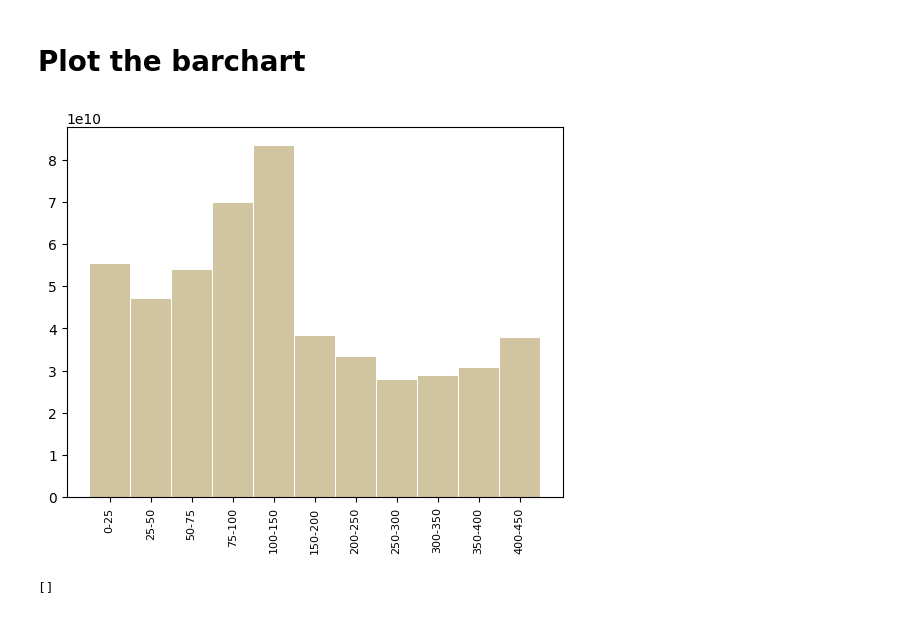
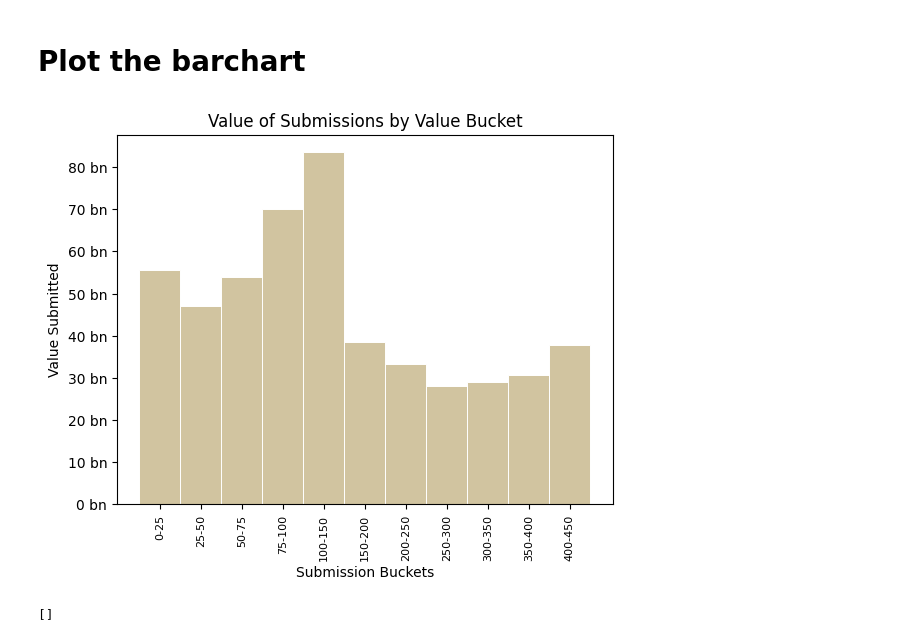
Before and after one commit to Leo-Gallagher/SRM-datapacks, a Jupyter notebook: code/volume_value_by_bucket.ipynb, the cells around one changed output. Saved outputs shown, nothing was run; the diff lists cells and outputs as text; code cells hidden in the pictures.

Commit message:
Value Submitted bar chart added

```diff
--- a/code/volume_value_by_bucket.ipynb
+++ b/code/volume_value_by_bucket.ipynb
@@ -233,17 +233,30 @@ Name: value, dtype: float64
 # %%
 buc_df = expenditure_buckets.iloc[:-2]
 
 # define the axes and figure
 fig, ax = plt.subplots()
 
 # Add my data
 ax.bar(buc_df.index, buc_df['value'], width=1, edgecolor="white", linewidth=0.7, color='#a58b4280')
 ax.set_xticklabels(buc_df.index,rotation=90)
+ax.set_title("Value of Submissions by Value Bucket")
+ax.set_xlabel("Submission Buckets")
+ax.set_ylabel("Value Submitted")
+
+def y_fmt(x, pos):
+    # Convert the tick value to a float and divide by 1 billion
+    # Then format the result as a string with one decimal place
+    # Finally, append the 'bn' suffix
+    return '{:.0f} bn'.format(x/1000000000)
+
+# Set the y-axis tick formatter to use the custom function
+ax.yaxis.set_major_formatter(mtick.FuncFormatter(y_fmt))
+
 plt.xticks(fontsize=8)
 
 plt.show()
 # %% [output]
-[figure, old version]
+[figure, new version]
 # %%
 fig, ax = plt.subplots()
 
```
Also changed, not shown: parts of 2 cells of this notebook, 1 other file.
